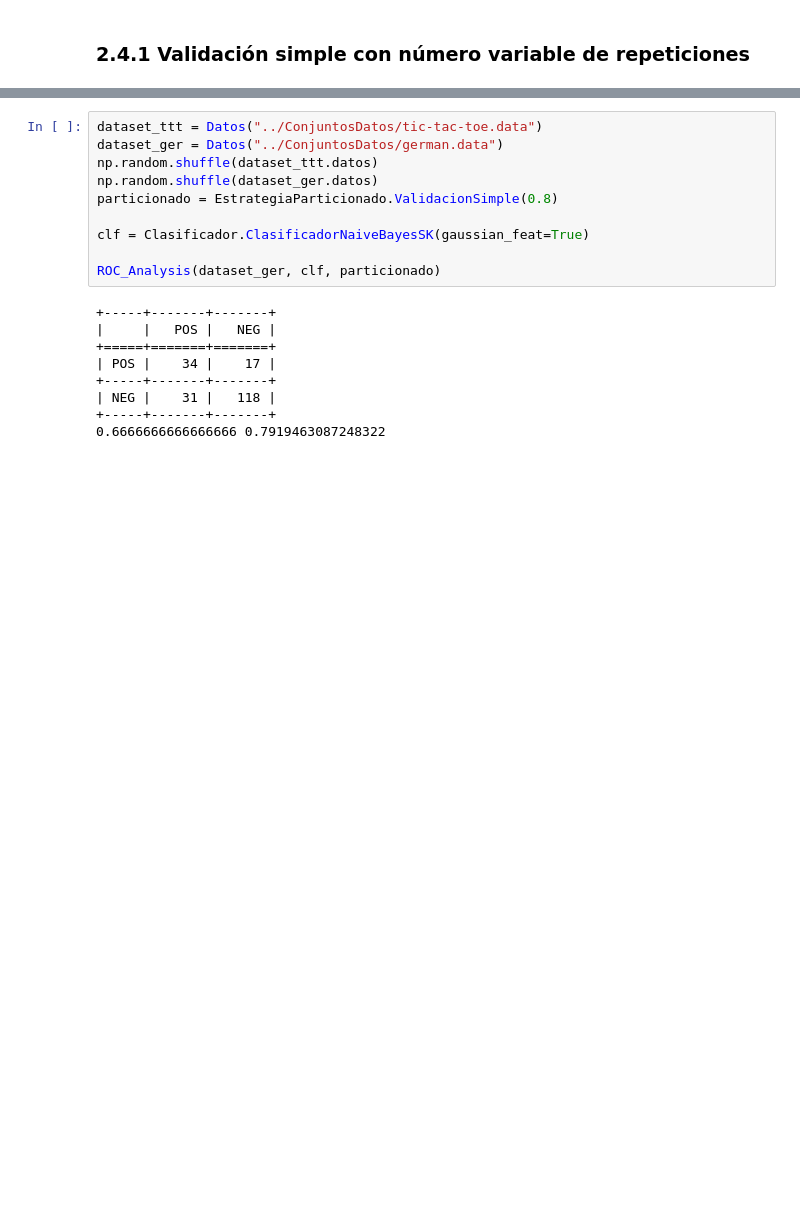
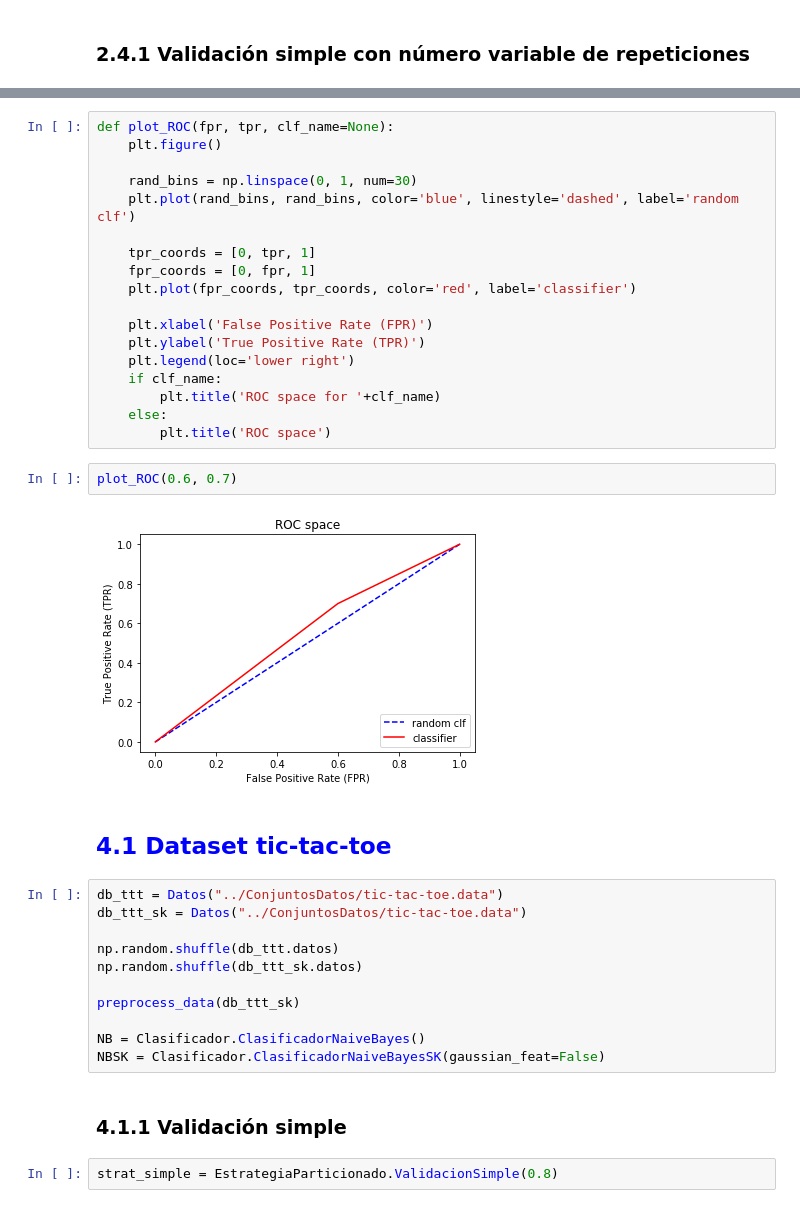
Before and after one commit to AlejandroSantorum/MachineLearning_Assignments, a Jupyter notebook: Assignment1/test_ClasificadorNB.ipynb, the cells around one changed output, grey strips where cells are left out. Drawn from its saved outputs; the diff is of its cells as text; blank space fills up the shorter version.

Commit message:
Add final results section + tic-tac-toe ROC Analysis

```diff
--- a/Assignment1/test_ClasificadorNB.ipynb
+++ b/Assignment1/test_ClasificadorNB.ipynb
@@ -544,19 +647,39 @@ def ROC_Analysis(dataset, clf, particionado):
+# %%
+def plot_ROC(fpr, tpr, clf_name=None):
+    plt.figure()
+
+    rand_bins = np.linspace(0, 1, num=30)
+    plt.plot(rand_bins, rand_bins, color='blue', linestyle='dashed', label='random clf')
+
+    tpr_coords = [0, tpr, 1]
+    fpr_coords = [0, fpr, 1]
+    plt.plot(fpr_coords, tpr_coords, color='red', label='classifier')
+
+    plt.xlabel('False Positive Rate (FPR)')
+    plt.ylabel('True Positive Rate (TPR)')
+    plt.legend(loc='lower right')
+    if clf_name:
+        plt.title('ROC space for '+clf_name)
+    else:
+        plt.title('ROC space')
+# %%
+plot_ROC(0.6, 0.7)
+# %% [output]
+[figure, added]
+# %% [markdown]
+## <font color='blue'> 4.1 Dataset tic-tac-toe </font>
 # %%
-dataset_ttt = Datos("../ConjuntosDatos/tic-tac-toe.data")
-dataset_ger = Datos("../ConjuntosDatos/german.data")
-np.random.shuffle(dataset_ttt.datos)
-np.random.shuffle(dataset_ger.datos)
-particionado = EstrategiaParticionado.ValidacionSimple(0.8)
+db_ttt = Datos("../ConjuntosDatos/tic-tac-toe.data")
+db_ttt_sk = Datos("../ConjuntosDatos/tic-tac-toe.data")
 
-clf = Clasificador.ClasificadorNaiveBayesSK(gaussian_feat=True)
+np.random.shuffle(db_ttt.datos)
+np.random.shuffle(db_ttt_sk.datos)
 
-ROC_Analysis(dataset_ger, clf, particionado)
+preprocess_data(db_ttt_sk)
+
+NB = Clasificador.ClasificadorNaiveBayes()
+NBSK = Clasificador.ClasificadorNaiveBayesSK(gaussian_feat=False)
-# %% [output]
-+-----+-------+-------+
-|     |   POS |   NEG |
-+=====+=======+=======+
-| POS |    34 |    17 |
-+-----+-------+-------+
-| NEG |    31 |   118 |
-+-----+-------+-------+
-0.6666666666666666 0.7919463087248322
+# %% [markdown]
+### 4.1.1 Validación simple
+# %%
+strat_simple = EstrategiaParticionado.ValidacionSimple(0.8)
```
Also changed, not shown: parts of 54 cells of this notebook.
